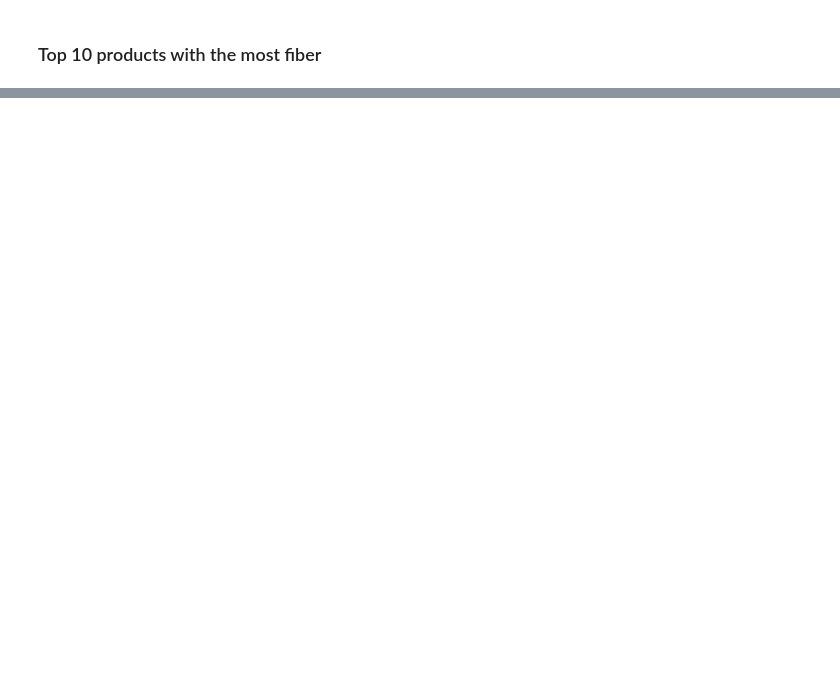
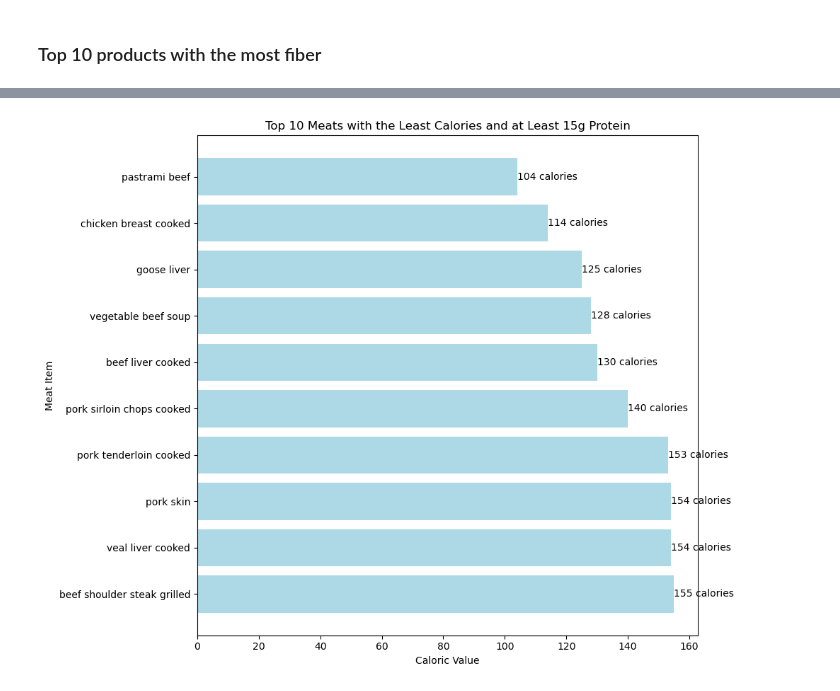
Before and after one commit to Jenner-Valdez/Food-Nutrition, a Jupyter notebook: Scripts/food_and_nutritional_values.ipynb, the cells around one changed output, grey strips where cells are left out. Saved outputs shown, nothing was run; the diff lists cells and outputs as text; code cells hidden in the pictures; blank space fills up the shorter version.

```diff
--- a/Scripts/food_and_nutritional_values.ipynb
+++ b/Scripts/food_and_nutritional_values.ipynb
@@ -402,0 +850,9 @@ high_protein_no_fat_df[['food', 'Fat', 'Protein']]
+# %%
+#Filter the dataset for meats based on common keywords and at least 15 grams of protein
+meat_df = combined_food_df[combined_food_df['food'].str.contains('beef|chicken|pork|lamb|turkey|veal|duck|goose|bacon', case=False)]
+# %%
+#Further filter for meats that contain at least 15 grams of protein
+high_protein_meats_df = meat_df[meat_df['Protein'] >= 15]
+# %%
+#Sort by 'Caloric Value' in ascending order to find the meats with the least calories
+top_10_least_calorie_meats = high_protein_meats_df.sort_values(by= 'Caloric Value', ascending=True).head(10)
@@ -402,0 +874,29 @@ high_protein_no_fat_df[['food', 'Fat', 'Protein']]
+# %%
+#Graph the result
+fig, ax = plt.subplots(figsize=(10, 8))
+
+# Bar chart for Caloric Value
+bars = ax.barh(top_10_least_calorie_meats['food'], top_10_least_calorie_meats['Caloric Value'], color='lightblue')
+
+# Add labels and title
+ax.set_xlabel('Caloric Value')
+ax.set_ylabel('Meat Item')
+ax.set_title('Top 10 Meats with the Least Calories and at Least 15g Protein')
+
+# Invert the y-axis to have the least calorie meat at the top
+ax.invert_yaxis()
+
+# Optionally, add the calorie content labels to the bars
+for bar in bars:
+    ax.text(
+        bar.get_width(),
+        bar.get_y() + bar.get_height() / 2,
+        f'{bar.get_width():,.0f} calories',
+        va='center'
+    )
+
+# Display the graph
+plt.tight_layout()
+plt.show()
+# %% [output]
+[figure, added]
```
Also changed, not shown: parts of 51 cells of this notebook.
